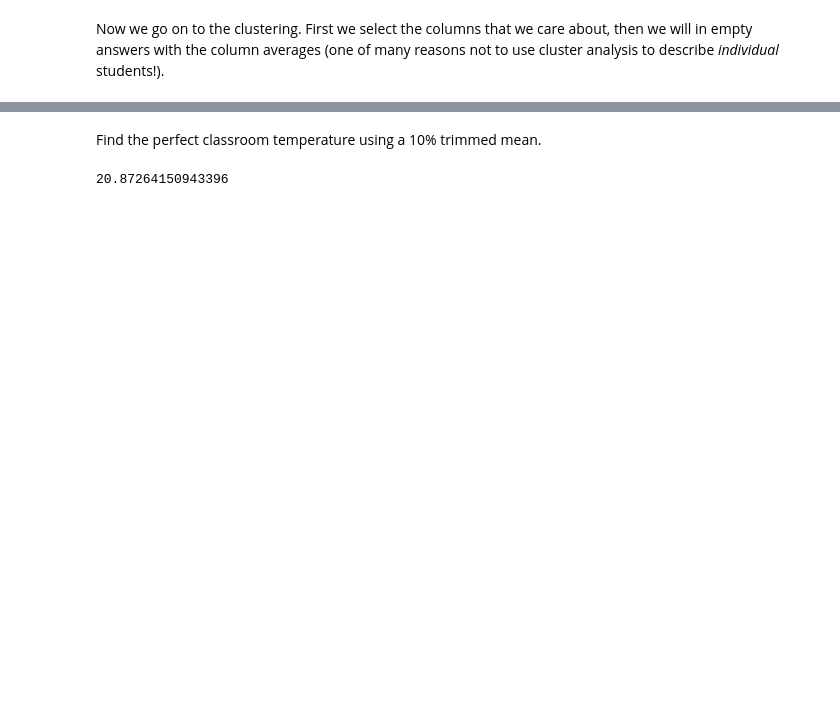
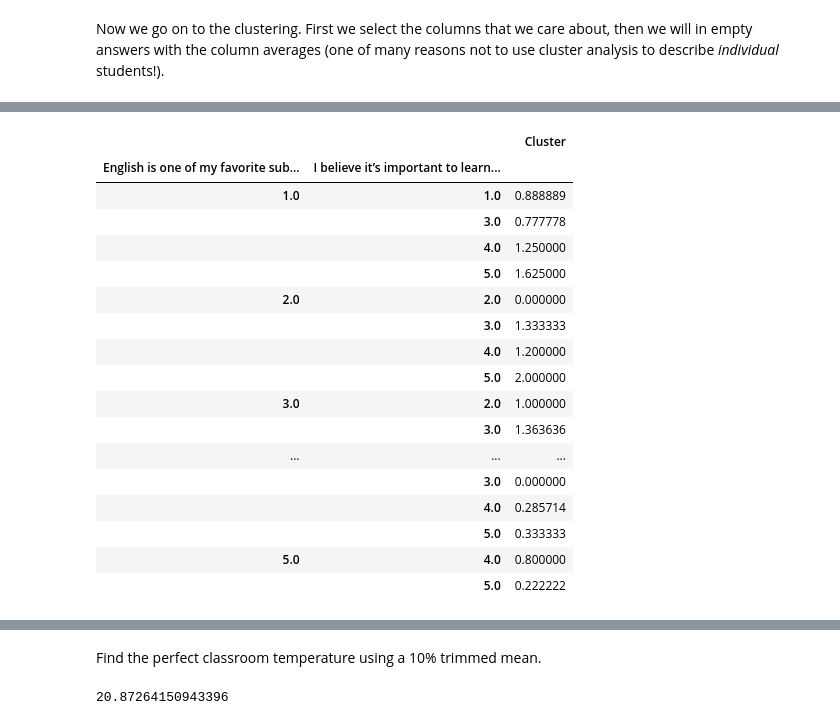
Before and after one commit to maxkapur/maxkapur.github.io, a Jupyter notebook: survey/analysis.ipynb, the cells around one changed output, grey strips where cells are left out. Drawn from its saved outputs; the diff is of its cells as text; code cells hidden in the pictures; blank space fills up the shorter version.

Commit message:
steps towards a new scatterplot

```diff
--- a/survey/analysis.ipynb
+++ b/survey/analysis.ipynb
@@ -183,0 +184,28 @@ sns.heatmap(clusterbreakdown,cmap="coolwarm",cbar=False,vmin=1,vmax=5,annot=True
+# %%
+# Scatterplot of importance and favorite
+# sns.set(context='talk',rc={'figure.figsize':(7,10)})
+#sns.swarmplot('English is one of my favorite subjects.','I believe it’s important to learn English.',data=survey, hue='Cluster')
+#plt.subplots(5,5)
+clusterzoom = survey[['English is one of my favorite subjects.','I believe it’s important to learn English.','Cluster']]
+clusterzoom.pivot_table(index=['English is one of my favorite subjects.','I believe it’s important to learn English.'])
+#clusterzoom['Cluster'].value_counts()
+#plt.show()
+# %% [output]
+|  |  | Cluster |
+| English is one of my favorite sub... | I believe it’s important to learn... |  |
+| 1.0 | 1.0 | 0.888889 |
+|  | 3.0 | 0.777778 |
+|  | 4.0 | 1.250000 |
+|  | 5.0 | 1.625000 |
+| 2.0 | 2.0 | 0.000000 |
+|  | 3.0 | 1.333333 |
+|  | 4.0 | 1.200000 |
+|  | 5.0 | 2.000000 |
+| 3.0 | 2.0 | 1.000000 |
+|  | 3.0 | 1.363636 |
+| ... | ... | ... |
+|  | 3.0 | 0.000000 |
+|  | 4.0 | 0.285714 |
+|  | 5.0 | 0.333333 |
+| 5.0 | 4.0 | 0.800000 |
+|  | 5.0 | 0.222222 |
```
Also changed, not shown: parts of 7 cells of this notebook.
